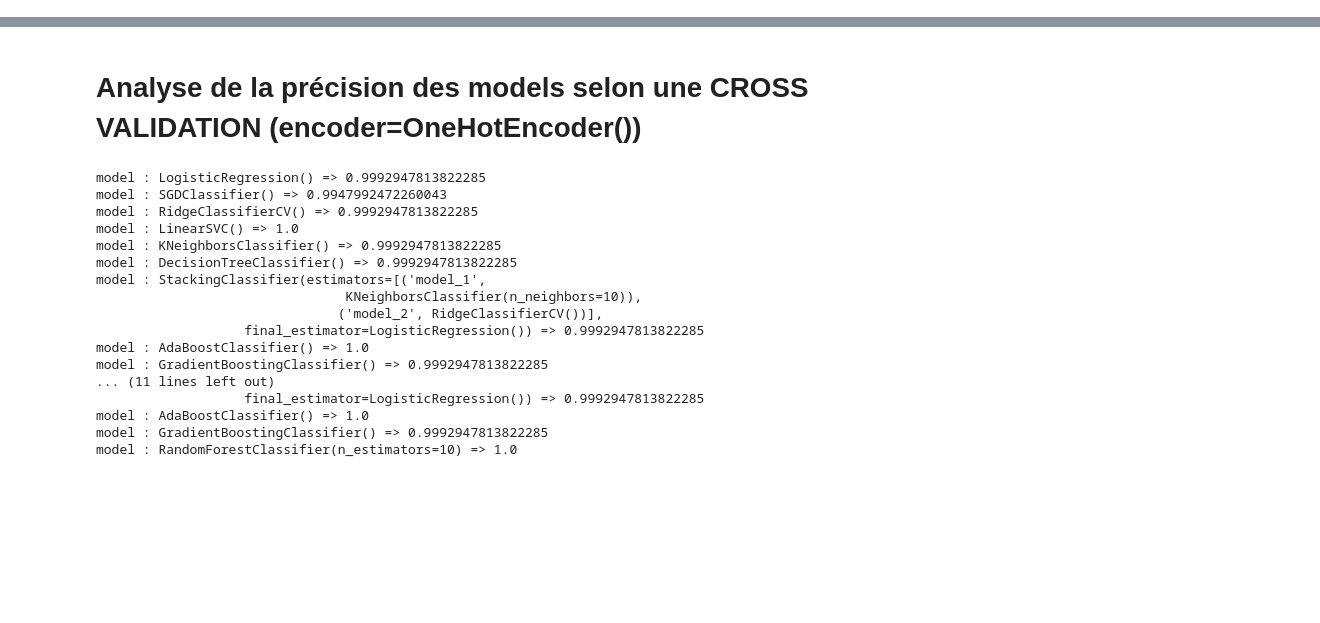
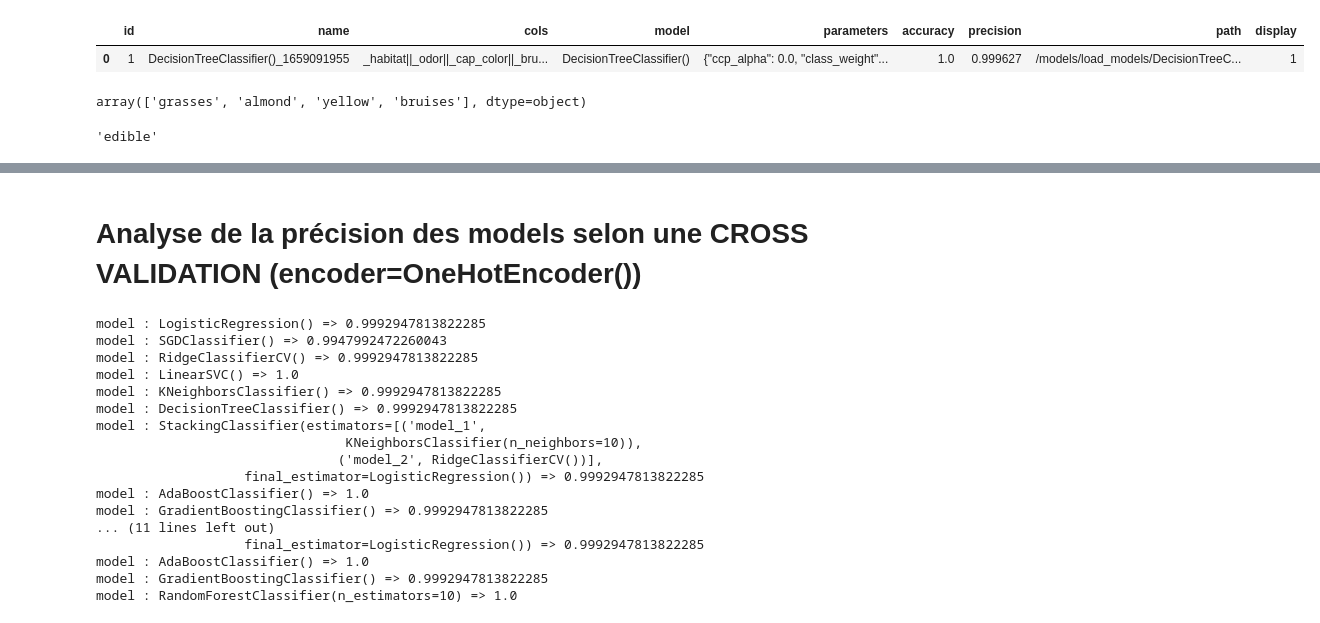
Before and after one commit to art2mkl/good_mushrooms, a Jupyter notebook: ml_default.ipynb, the cells around one changed output, grey strips where cells are left out. Drawn from its saved outputs; the diff is of its cells as text; code cells hidden in the pictures; blank space fills up the shorter version.

```diff
--- a/ml_default.ipynb
+++ b/ml_default.ipynb
@@ -420,0 +443,13 @@ mushroom.tree_vis()
+# %%
+pd.read_sql_query("SELECT * from ml", conn)
+# %% [output]
+|  | id | name | cols | model | parameters | accuracy | precision | path | display |
+| 0 | 1 | DecisionTreeClassifier()_1659091955 | _habitat||_odor||_cap_color||_bru... | DecisionTreeClassifier() | {"ccp_alpha": 0.0, "class_weight"... | 1.0 | 0.999627 | /models/load_models/DecisionTreeC... | 1 |
+# %%
+mushroom.X.loc[1].values
+# %% [output]
+array(['grasses', 'almond', 'yellow', 'bruises'], dtype=object)
+# %%
+mushroom.y.iloc[1]
+# %% [output]
+'edible'
```
Also changed, not shown: parts of 9 cells of this notebook, 3 other files.
